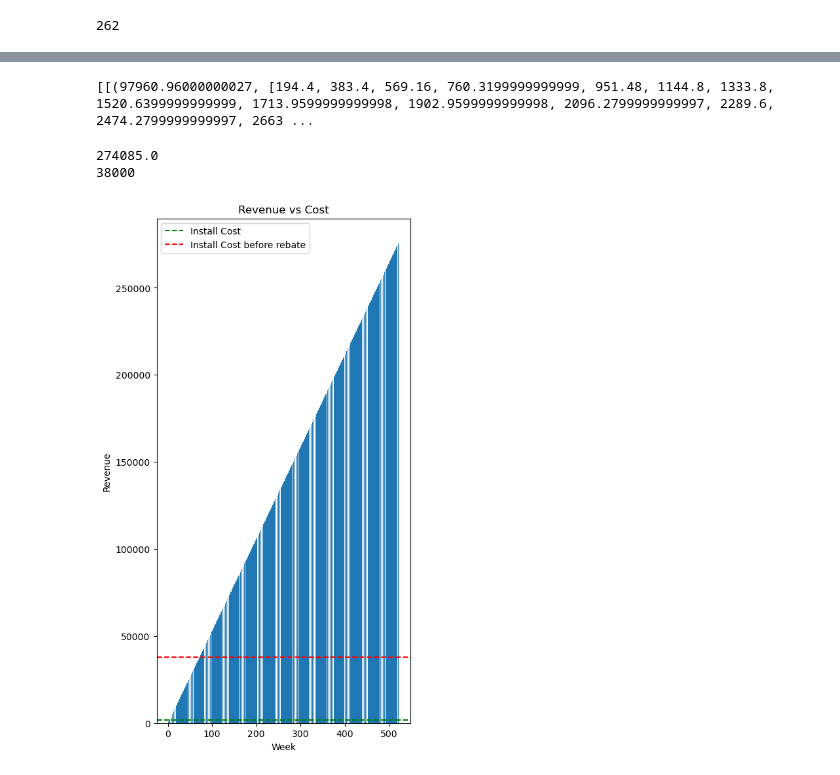
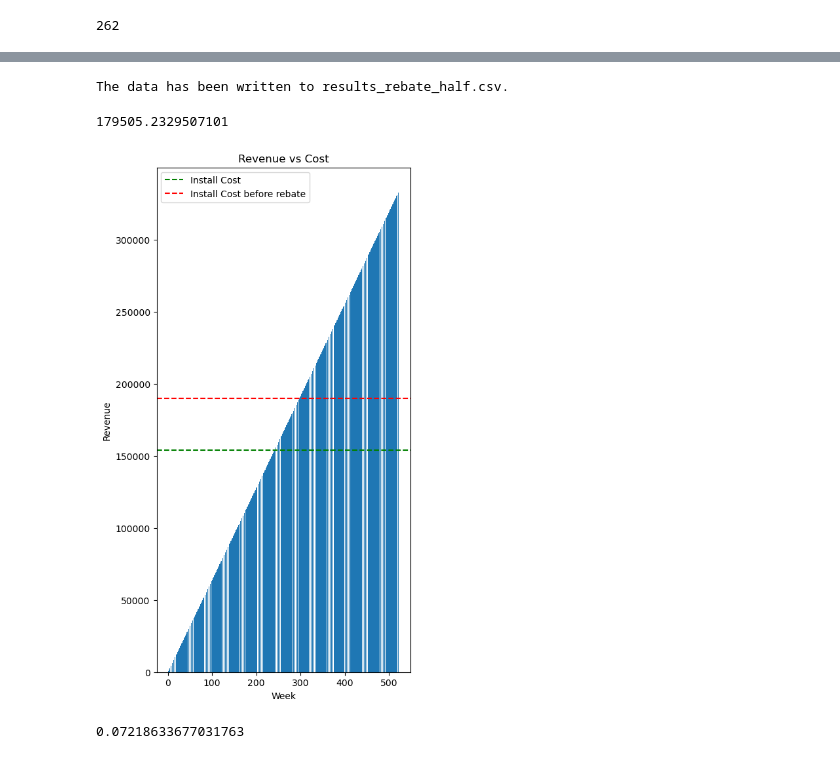
Before and after one commit to grapefruitcore/g20-capstone, a Jupyter notebook: Capstone.ipynb, the cells around one changed output, grey strips where cells are left out. Drawn from its saved outputs; the diff is of its cells as text; code cells hidden in the pictures.

```diff
--- a/Capstone.ipynb
+++ b/Capstone.ipynb
@@ -156,8 +159,14 @@ def powerToHour(markup,power):
 # %%
-def profit(installCost,rebatePercent,weeks,demandHourly,percentEV,chargers,parkingLotSize,markup,power):
+def profit(installCost,rebatePercent,weeks,demandHourly,percentEV,chargers,parkingLotSize,hydroPrice,marketPrice,markup,power):
     #Takes inputs: float installCost in CAD, float rebatePercent, chargeCharge in CAD/hour (change this eventually to CAD/kWh and weeklyChargeCount to kwH/week)
     #plus params for ChargingDemand
-    hourlyPrice = powerToHour(markup,power)
+    hourlyPrice = powerToHour(markup,power,hydroPrice)[0]
+    hourlyProfit = powerToHour(markup,power,hydroPrice)[1]
+    if marketPrice < hourlyPrice:
+        demandScale = marketPrice/hourlyPrice
+    else:
+        demandScale = 1
+
     revenue = 0
     revenueWeekly = []
     if power <= 7.2:
@@ -165,20 +174,23 @@ def profit(installCost,rebatePercent,weeks,demandHourly,percentEV,chargers,parki
     elif 7.2 < power <= 20:
         chargerCost = 18000
     else:
-        chargerCost = 40000
+        chargerCost = 100000
     costsBeforeRebate = (installCost+chargerCost)*chargers
     [rebateAmount,rebateMax] = rebate(float(power))
-    if costsBeforeRebate*(1-rebateAmount)*rebatePercent > rebateMax:
-        costs = costsBeforeRebate-rebateMax
+    if costsBeforeRebate*(1-rebateAmount) > rebateMax:
+        costs = costsBeforeRebate-(rebateMax*rebatePercent)
     else:
-        costs = costsBeforeRebate * (rebateAmount/rebatePercent)
+        rebateAmount = 1-((1-rebateAmount)*rebatePercent)
+        costs = costsBeforeRebate * rebateAmount
     #This needs to be adjusted for inflation later
+    #efficiency
+    demand = np.mean([chargingDemand(demandHourly,percentEV,chargers,parkingLotSize)[0] for i in range(5)])
     while weeks > 0:
-        weekRevenue = chargingDemand(demandHourly,percentEV,chargers,parkingLotSize)[0] * hourlyPrice
+        weekRevenue = demand* hourlyProfit * demandScale
         revenue += weekRevenue
         revenueWeekly.append(revenue)
         weeks -= 1
-        print(weeks)
+    print("done")
     return(revenue-costs,revenueWeekly,costs,costsBeforeRebate)
     #Returns total profit/loss in CAD
 # %%
@@ -257,8 +248,8 @@ KeyboardInterrupt:
 options = [[2,7.2],[2,20]
           ,[4,7.2],[4,20]
           ,[6,7.2],[6,20]
-          ,[8,7.2],[8,20]]
+          ,[8,7.2],[8,20],[10,20]]
 revenueWeekly = []
 for i in options:
-    revenueWeekly.append([profit(installCost,rebatePercent,weeks,demandHourly,percentEV,i[0],parkingLotSize,markup,i[1])])
+    revenueWeekly.append([profit(installCost,rebatePercent,weeks,demandHourly,percentEV,i[0],parkingLotSize,hydroPrice,marketPrice,markup,i[1])])
 # %% [output]
@@ -282,32 +265,43 @@ for i in options:
-# %%
-print(revenueWeekly)
-# %% [output]
-[[(97960.96000000027, [194.4, 383.4, 569.16, 760.3199999999999, 951.48, 1144.8, 1333.8, 1520.6399999999999, 1713.9599999999998, 1902.9599999999998, 2096.2799999999997, 2289.6, 2474.2799999999997, 2663 ...
+# %%
+# Specify the file name
+file_name = "results_rebate_half.csv"
+
+# Open the file in write mode
+with open(file_name, mode='w', newline='') as file:
+    # Create a CSV writer object
+    writer = csv.writer(file)
+
+    # Write each row from the list to the CSV file
+    for row in revenueWeekly:
+        writer.writerow(row)
+
+print(f"The data has been written to {file_name}.")
+# %% [output]
+The data has been written to results_rebate_half.csv.
 # %%
-print(revenueWeekly[0])
-print(revenueWeekly[3])
+run = -1
+print(revenueWeekly[run][0][0])
 # Create the bar graph with position-based labels
 plt.figure(figsize=(5, 10))
-plt.bar(range(1, len(revenueWeekly[1]) + 1), revenueWeekly[1])
+plt.bar(range(1, len(revenueWeekly[run][0][1]) + 1), revenueWeekly[run][0][1])
 
 # Add a horizontal line at y=installCost
-plt.axhline(y=revenueWeekly[2], color='green', linestyle='--', label='Install Cost')
-plt.axhline(y=revenueWeekly[3], color='red', linestyle='--', label='Install Cost before rebate')
+plt.axhline(y=revenueWeekly[run][0][2], color='green', linestyle='--', label='Install Cost')
+plt.axhline(y=revenueWeekly[run][0][3], color='red', linestyle='--', label='Install Cost before rebate')
 
 # Set the title and labels for the axes
 plt.title('Revenue vs Cost')
 plt.xlabel('Week')
 plt.ylabel('Revenue')
 
 # Display the legend
 plt.legend()
 
 # Show the plot
 plt.show()
 # %% [output]
-274085.0
-38000
+179505.2329507101
-[figure, old version]
+[figure, new version]
 # %%
 #num = number of chargers, char_type = charger type (1=[0],2=[1],3=[2]),power_cons = KW consumption of each charger, years
 import numpy as np
@@ -338,0 +359,4 @@ print(sustain_func(3,[1,2,1],[100,200,150],years=10))
+# %%
+EVDemandIncrease(markup,10)
+# %% [output]
+0.07218633677031763
```
Also changed, not shown: parts of 10 cells of this notebook, 6 other files.
